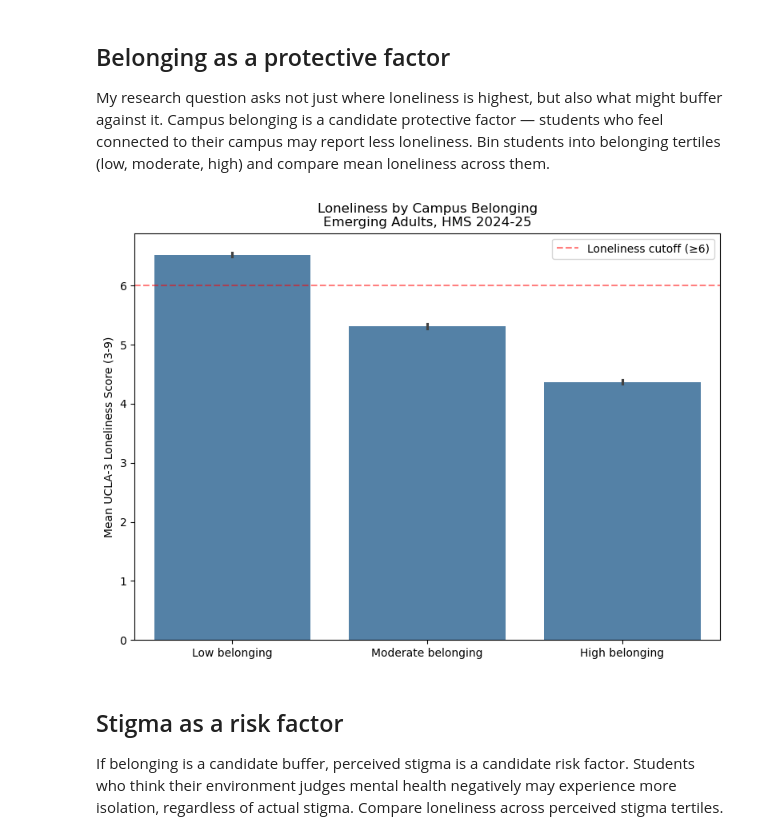
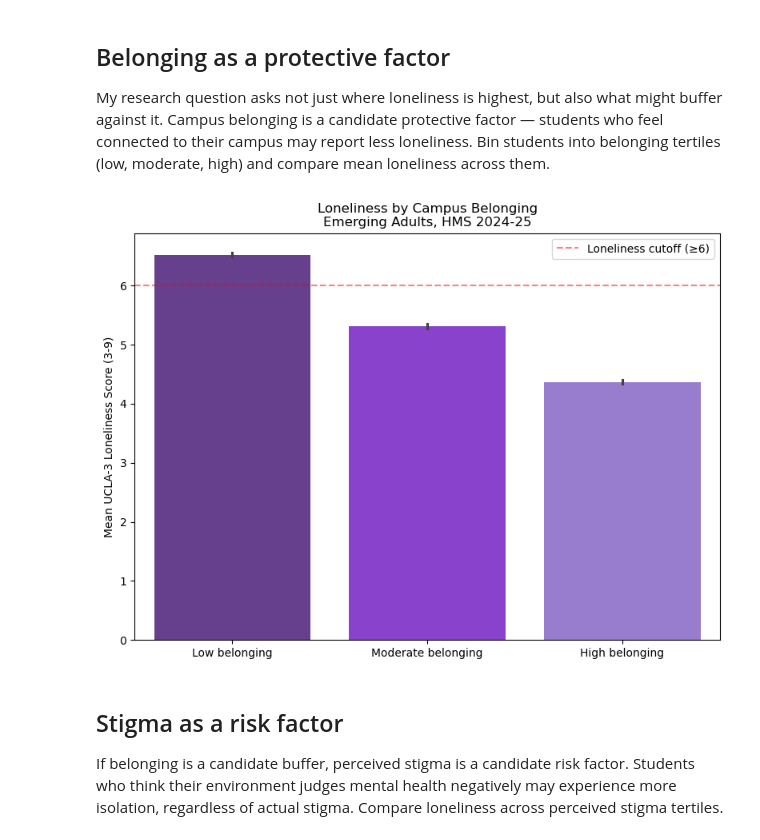
Before and after one commit to emilyjgarrard28/healthy-minds-loneliness, a Jupyter notebook: code/02_analysis.ipynb, the cells around one changed output. Cells and saved outputs as stored; diff of their text form; code cells hidden in the pictures.

```diff
--- a/code/02_analysis.ipynb
+++ b/code/02_analysis.ipynb
@@ -129,24 +174,27 @@ loneliness across them.
 # %%
 emerging_adults["belong_tertile"] = pd.qcut(
     emerging_adults["belong_total"],
     q=3,
-    labels=["Low belonging", "Moderate belonging", "High belonging"]
-)
+    labels=["Low belonging", "Moderate belonging", "High belonging"])
 
 plt.figure(figsize=(8, 6))
 sns.barplot(data=emerging_adults, x="belong_tertile", y="lonesc",
             order=["Low belonging", "Moderate belonging", "High belonging"],
-            color="steelblue", errorbar="ci")
+            hue="belong_tertile",
+            palette={"Low belonging": "rebeccapurple",
+                     "Moderate belonging": "blueviolet",
+                     "High belonging": "mediumpurple"},
+            errorbar="ci", legend=False)
 plt.axhline(6, color="red", linestyle="--", alpha=0.5, label="Loneliness cutoff (≥6)")
 plt.title("Loneliness by Campus Belonging\nEmerging Adults, HMS 2024-25")
 plt.xlabel("")
 plt.ylabel("Mean UCLA-3 Loneliness Score (3-9)")
 plt.legend()
 plt.tight_layout()
 plt.savefig("../output/loneliness_by_belonging.png", dpi=150, bbox_inches="tight")
 plt.show()
 # %% [output]
-[figure, old version]
+[figure, new version]
 # %% [markdown]
 ## Stigma as a risk factor
 
```
Also changed, not shown: parts of 21 cells of this notebook, 13 other files.
